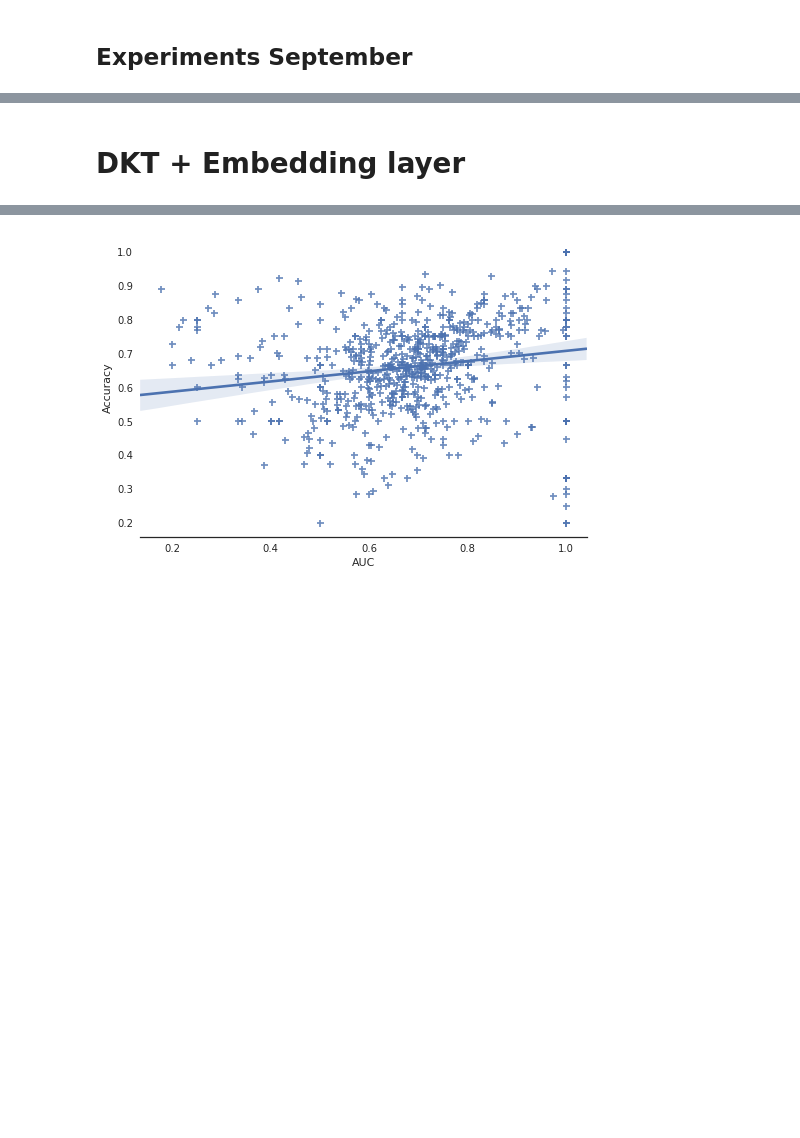
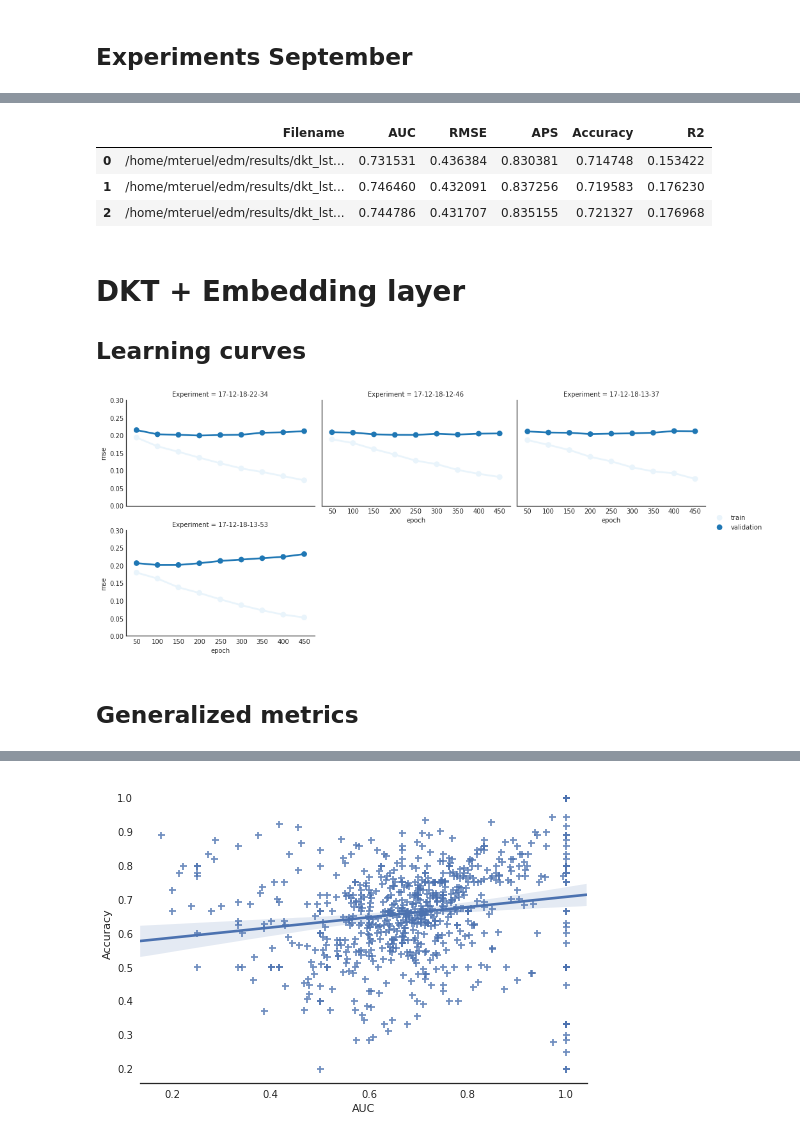
Before and after one commit to mit0110/knowledge_tracing, a Jupyter notebook: notebooks/Experiments 2017.ipynb, the cells around one changed output, grey strips where cells are left out. Cells and saved outputs as stored; diff of their text form; code cells hidden in the pictures; blank space fills up the shorter version.

```diff
--- a/notebooks/Experiments September.ipynb
+++ b/notebooks/Experiments 2017.ipynb
@@ -133,3 +167,26 @@ get_mean_r2(true, predicted)
+# %%
+get_not_averaged_metrics(DKT_FILENAMES)
+# %% [output]
+|  | Filename | AUC | RMSE | APS | Accuracy | R2 |
+| 0 | /home/mteruel/edm/results/dkt_lst... | 0.731531 | 0.436384 | 0.830381 | 0.714748 | 0.153422 |
+| 1 | /home/mteruel/edm/results/dkt_lst... | 0.746460 | 0.432091 | 0.837256 | 0.719583 | 0.176230 |
+| 2 | /home/mteruel/edm/results/dkt_lst... | 0.744786 | 0.431707 | 0.835155 | 0.721327 | 0.176968 |
 # %% [markdown]
 # DKT + Embedding layer
+
+## Learning curves
+# %%
+embedded_performance_filenames = [
+    '/home/mteruel/edm/results/dkt_lstm/embeddings/predictions/17-12-18-12-46/performances.p',
+    '/home/mteruel/edm/results/dkt_lstm/embeddings/predictions/17-12-18-13-37/performances.p',
+    '/home/mteruel/edm/results/dkt_lstm/embeddings/predictions/17-12-18-13-53/performances.p',
+    '/home/mteruel/edm/results/dkt_lstm/embeddings/predictions/17-12-18-22-34/performances.p',
+]
+embedded_train_performances = read_performances(embedded_performance_filenames)
+# %%
+graphic_performances(embedded_train_performances)
+# %% [output]
+[figure, added]
+# %% [markdown]
+## Generalized metrics
 # %%
```
Also changed, not shown: parts of 26 cells of this notebook, 6 other files.
